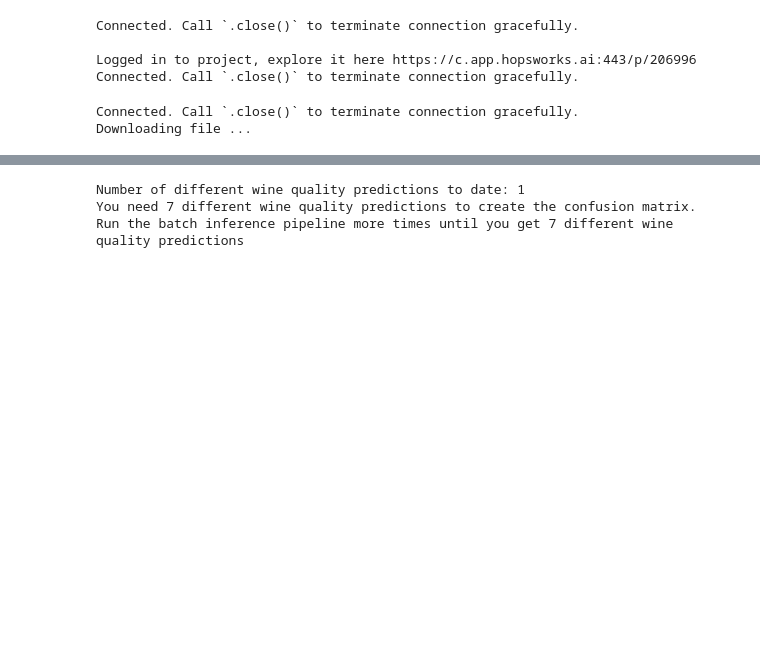
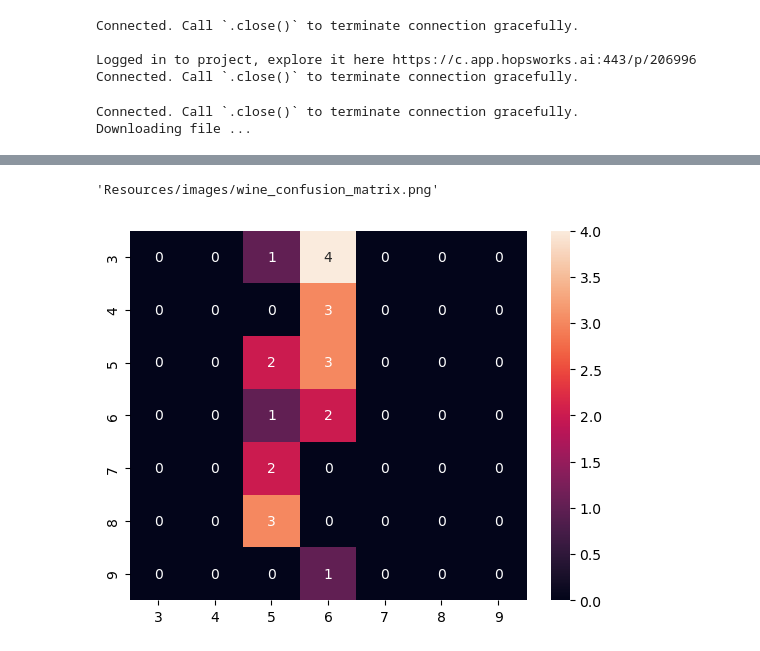
Before and after one commit to owwe/wine_quality, a Jupyter notebook: wine-batch-inference-pipeline.ipynb, the cells around one changed output, grey strips where cells are left out. Cells and saved outputs as stored; diff of their text form; code cells hidden in the pictures; blank space fills up the shorter version.

Commit message:
fixes in barch inference

```diff
--- a/wine-batch-inference-pipeline.ipynb
+++ b/wine-batch-inference-pipeline.ipynb
@@ -149,23 +176,17 @@ dataset_api.upload("./df_recent.png", "Resources/images", overwrite=True)
 # %%
-predictions = history_df[['prediction']]
-labels = history_df[['label']]
 
-# Only create the confusion matrix when our wine_quality_predictions feature group has examples of all 7 qualities
-print("Number of different wine quality predictions to date: " + str(predictions.value_counts().count()))
-if predictions.value_counts().count() == 7:
-    results = confusion_matrix(labels, predictions)
+#if predictions.value_counts().count() == 7:
+results = confusion_matrix(labels, predictions)
+df_cm = pd.DataFrame(results, [3, 4, 5, 6, 7, 8, 9],
+                        [3, 4, 5, 6, 7, 8, 9])
 
-    df_cm = pd.DataFrame(results, [3, 4, 5, 6, 7, 8, 9],
-                            [3, 4, 5, 6, 7, 8, 9])
-
-    cm = sns.heatmap(df_cm, annot=True)
-    fig = cm.get_figure()
-    fig.savefig("./confusion_matrix.png")
-    dataset_api.upload("./confusion_matrix.png", "Resources/images", overwrite=True)
-else:
-    print("You need 7 different wine quality predictions to create the confusion matrix.")
-    print("Run the batch inference pipeline more times until you get 7 different wine quality predictions")
+cm = sns.heatmap(df_cm, annot=True)
+fig = cm.get_figure()
+fig.savefig("./wine_confusion_matrix.png")
+dataset_api.upload("./wine_confusion_matrix.png", "Resources/images", overwrite=True)
+# else:
+#     print("You need 7 different wine quality predictions to create the confusion matrix.")
+#     print("Run the batch inference pipeline more times until you get 7 different wine quality predictions")
 # %% [output]
-Number of different wine quality predictions to date: 1
-You need 7 different wine quality predictions to create the confusion matrix.
-Run the batch inference pipeline more times until you get 7 different wine quality predictions
+'Resources/images/wine_confusion_matrix.png'
+[figure, added]
```
Also changed, not shown: parts of 12 cells of this notebook.
